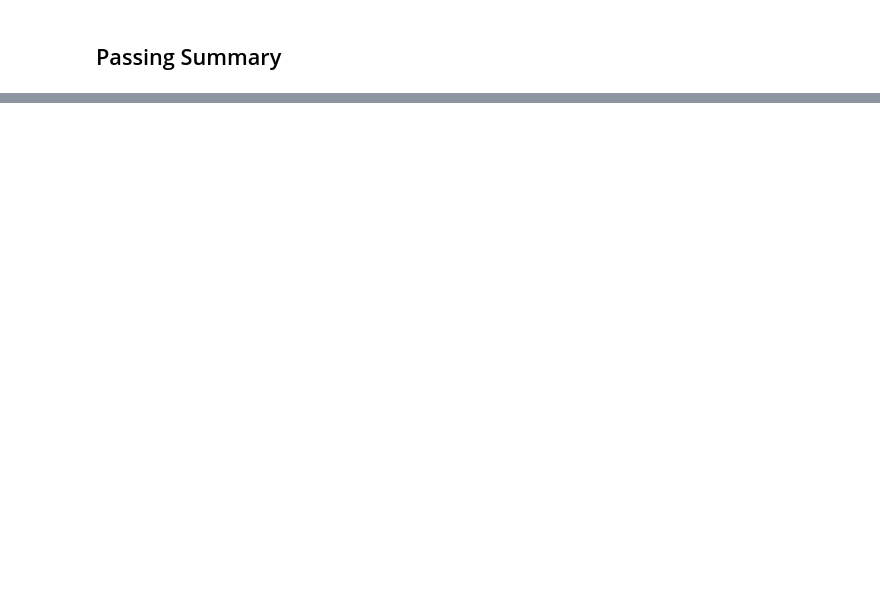
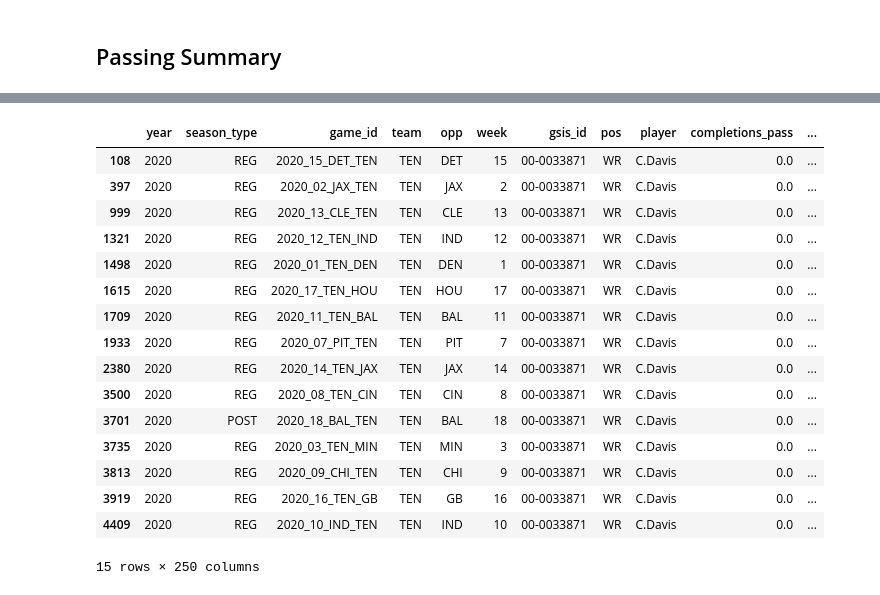
Before and after one commit to shind07/nfl-data, a Jupyter notebook: notebooks/summaries.ipynb, the cells around one changed output, grey strips where cells are left out. Drawn from its saved outputs; the diff is of its cells as text; code cells hidden in the pictures; blank space fills up the shorter version.

```diff
--- a/notebooks/summaries.ipynb
+++ b/notebooks/summaries.ipynb
@@ -260,0 +145,3 @@ df.sort_values('total_epa', ascending=False).head(20)
+# %%
+df = df.merge(df_rec, how='outer', on=join_cols)
+df.head()
@@ -260,0 +155,4 @@ df.sort_values('total_epa', ascending=False).head(20)
+# %%
+team_join_cols = ['year', 'season_type', 'game_id', 'team', 'opp', 'week']
+df = df.merge(df_pass_team, how='outer', on=team_join_cols)
+df.head()
@@ -260,0 +166,3 @@ df.sort_values('total_epa', ascending=False).head(20)
+# %%
+df = df.merge(df_rush_team, how='outer', on=team_join_cols)
+df.head()
@@ -260,0 +190,20 @@ df.sort_values('total_epa', ascending=False).head(20)
+# %%
+df[df['player'] == 'C.Davis']
+# %% [output]
+|  | year | season_type | game_id | team | opp | week | gsis_id | pos | player | completions_pass | ... |
+| 108 | 2020 | REG | 2020_15_DET_TEN | TEN | DET | 15 | 00-0033871 | WR | C.Davis | 0.0 | ... |
+| 397 | 2020 | REG | 2020_02_JAX_TEN | TEN | JAX | 2 | 00-0033871 | WR | C.Davis | 0.0 | ... |
+| 999 | 2020 | REG | 2020_13_CLE_TEN | TEN | CLE | 13 | 00-0033871 | WR | C.Davis | 0.0 | ... |
+| 1321 | 2020 | REG | 2020_12_TEN_IND | TEN | IND | 12 | 00-0033871 | WR | C.Davis | 0.0 | ... |
+| 1498 | 2020 | REG | 2020_01_TEN_DEN | TEN | DEN | 1 | 00-0033871 | WR | C.Davis | 0.0 | ... |
+| 1615 | 2020 | REG | 2020_17_TEN_HOU | TEN | HOU | 17 | 00-0033871 | WR | C.Davis | 0.0 | ... |
+| 1709 | 2020 | REG | 2020_11_TEN_BAL | TEN | BAL | 11 | 00-0033871 | WR | C.Davis | 0.0 | ... |
+| 1933 | 2020 | REG | 2020_07_PIT_TEN | TEN | PIT | 7 | 00-0033871 | WR | C.Davis | 0.0 | ... |
+| 2380 | 2020 | REG | 2020_14_TEN_JAX | TEN | JAX | 14 | 00-0033871 | WR | C.Davis | 0.0 | ... |
+| 3500 | 2020 | REG | 2020_08_TEN_CIN | TEN | CIN | 8 | 00-0033871 | WR | C.Davis | 0.0 | ... |
+| 3701 | 2020 | POST | 2020_18_BAL_TEN | TEN | BAL | 18 | 00-0033871 | WR | C.Davis | 0.0 | ... |
+| 3735 | 2020 | REG | 2020_03_TEN_MIN | TEN | MIN | 3 | 00-0033871 | WR | C.Davis | 0.0 | ... |
+| 3813 | 2020 | REG | 2020_09_CHI_TEN | TEN | CHI | 9 | 00-0033871 | WR | C.Davis | 0.0 | ... |
+| 3919 | 2020 | REG | 2020_16_TEN_GB | TEN | GB | 16 | 00-0033871 | WR | C.Davis | 0.0 | ... |
+| 4409 | 2020 | REG | 2020_10_IND_TEN | TEN | IND | 10 | 00-0033871 | WR | C.Davis | 0.0 | ... |
+15 rows × 250 columns
```
Also changed, not shown: parts of 38 cells of this notebook.
